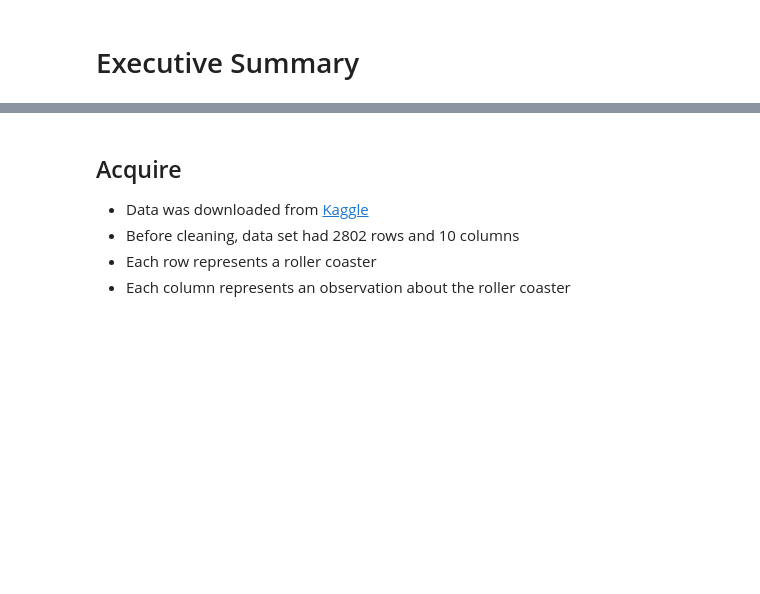
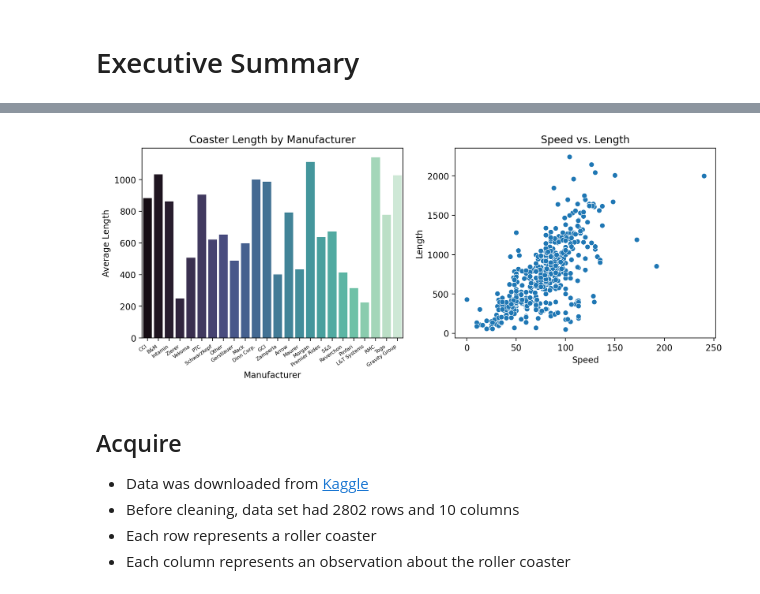
Before and after one commit to Is0metry/individual-project, a Jupyter notebook: final_report.ipynb, the cells around one changed output, grey strips where cells are left out. Saved outputs shown, nothing was run; the diff lists cells and outputs as text; code cells hidden in the pictures; blank space fills up the shorter version.

```diff
--- a/final_report.ipynb
+++ b/final_report.ipynb
@@ -31,3 +45,8 @@ warnings.simplefilter('ignore')
+# %%
+reload(e)
+e.executive_summary(train)
+# %% [output]
+[figure, added]
 # %% [markdown]
 ## Acquire
 - Data was downloaded from [Kaggle](https://www.kaggle.com/datasets/thedevastator/roller-coaster-data-from-around-the-world)
```
Also changed, not shown: parts of 19 cells of this notebook, 3 other files.
